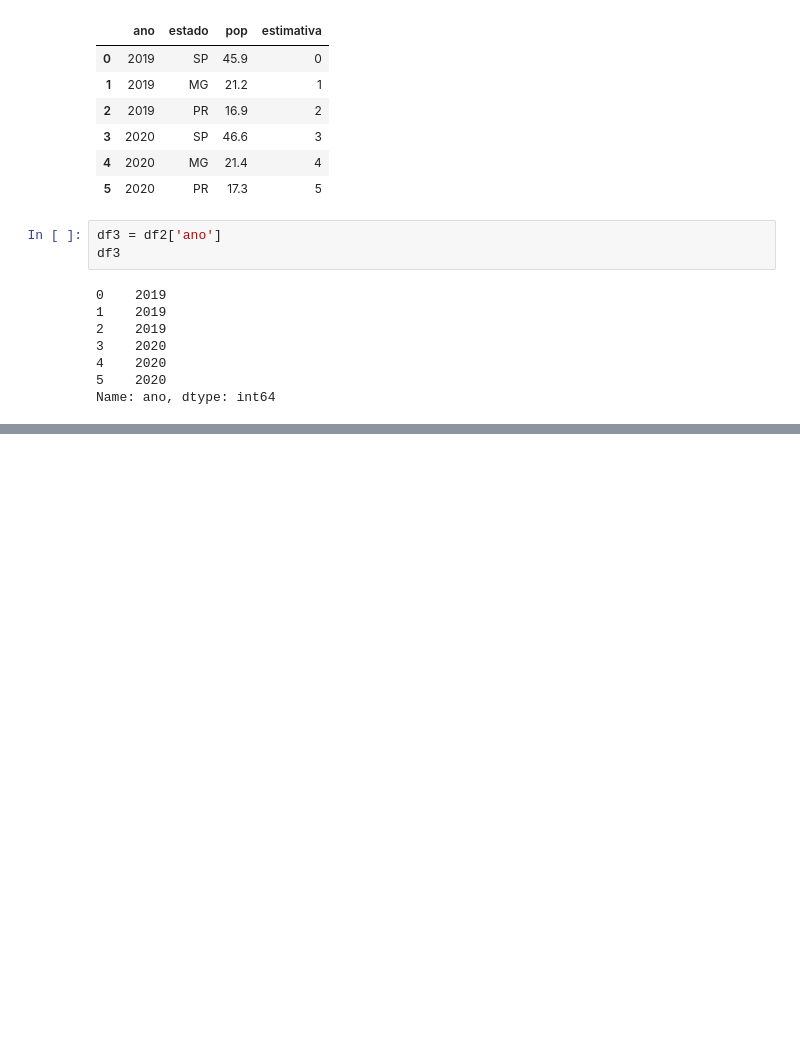
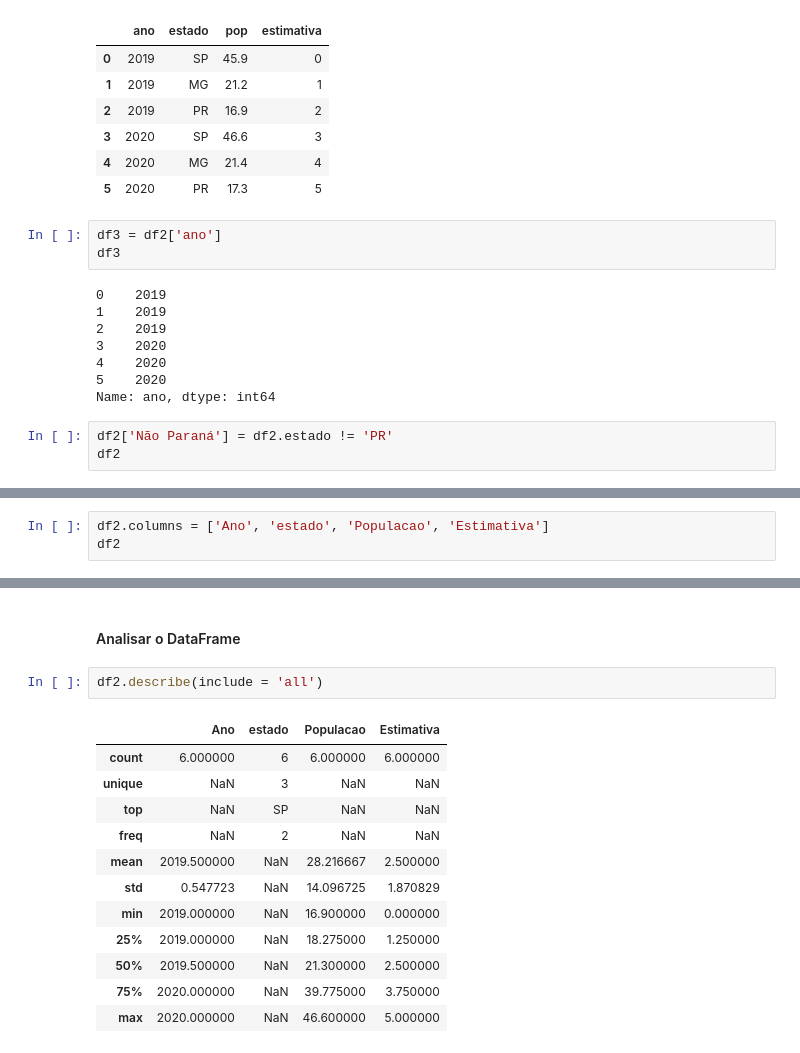
Before and after one commit to hgatoma/projecto-ds-01, a Jupyter notebook: ds-project-one.ipynb, the cells around one changed output, grey strips where cells are left out. Drawn from its saved outputs; the diff is of its cells as text; blank space fills up the shorter version.

```diff
--- a/ds-project-one.ipynb
+++ b/ds-project-one.ipynb
@@ -494,3 +494,6 @@ df3
 4    2020
 5    2020
 Name: ano, dtype: int64
+# %%
+df2['Não Paraná'] = df2.estado != 'PR'
+df2
@@ -496,0 +549,3 @@ Name: ano, dtype: int64
+# %%
+df2.columns = ['Ano', 'estado', 'Populacao', 'Estimativa']
+df2
@@ -496,0 +560,17 @@ Name: ano, dtype: int64
+# %% [markdown]
+#### Analisar o DataFrame
+# %%
+df2.describe(include = 'all')
+# %% [output]
+|  | Ano | estado | Populacao | Estimativa |
+| count | 6.000000 | 6 | 6.000000 | 6.000000 |
+| unique | NaN | 3 | NaN | NaN |
+| top | NaN | SP | NaN | NaN |
+| freq | NaN | 2 | NaN | NaN |
+| mean | 2019.500000 | NaN | 28.216667 | 2.500000 |
+| std | 0.547723 | NaN | 14.096725 | 1.870829 |
+| min | 2019.000000 | NaN | 16.900000 | 0.000000 |
+| 25% | 2019.000000 | NaN | 18.275000 | 1.250000 |
+| 50% | 2019.500000 | NaN | 21.300000 | 2.500000 |
+| 75% | 2020.000000 | NaN | 39.775000 | 3.750000 |
+| max | 2020.000000 | NaN | 46.600000 | 5.000000 |
```
Also changed, not shown: parts of 31 cells of this notebook.
